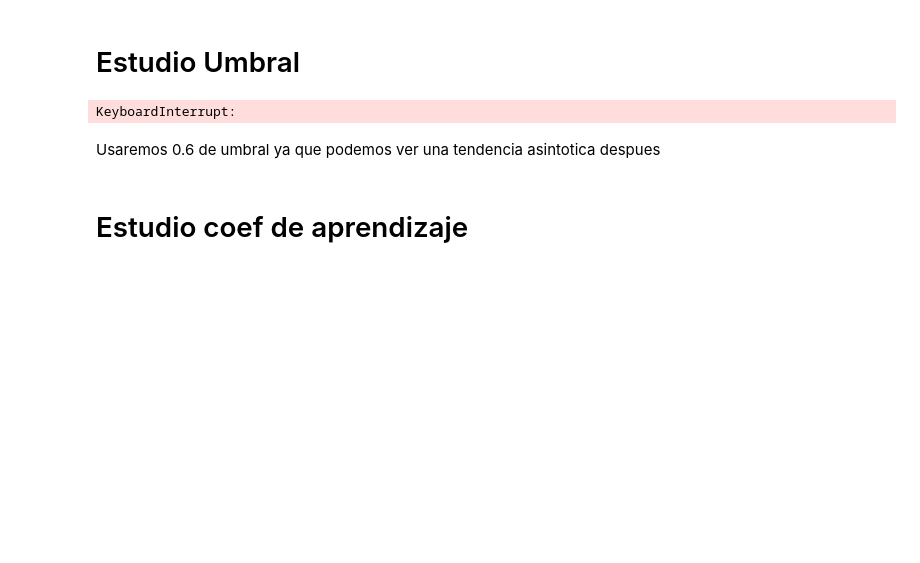
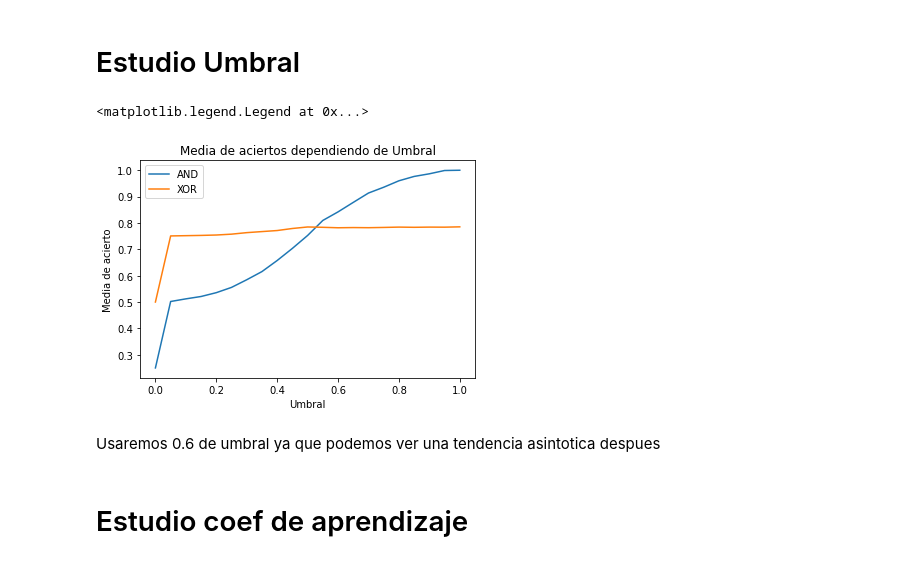
Before and after one commit to Govoa/Perceptron_MLP_Practica, a Jupyter notebook: pr1/L2P1-Perceptron.ipynb, the cells around one changed output. Cells and saved outputs as stored; diff of their text form; code cells hidden in the pictures; blank space fills up the shorter version.

```diff
--- a/pr1/L2P1-Perceptron.ipynb
+++ b/pr1/L2P1-Perceptron.ipynb
@@ -166,9 +166,11 @@ ENTRADA -> [1, 1]  EXPECTED -> 0  OBTENIDO -> 0
 # Estudio Umbral
 # %%
 listadoUmbral = np.linspace(0,1,21)
+listadoCoef =  np.linspace(0,1,11)
 listafinalAND = np.zeros(len(listadoUmbral))
 listafinalXOR = np.zeros(len(listadoUmbral))
 precision = 1000
+learning_rate = 0.5
 
 for x in range(precision):
     listamediasAND = []
@@ -181,34 +183,35 @@ for x in range(precision):
     neurona_xor = [valor1_xor,valor2_xor] # Generamos una matriz de pesos aleatoria en intervalo -1,1
     for ubmral in listadoUmbral:
         errorAND = 0
         errorXOR = 0
         neurona_clasificar_and = entrenamiento_and(entradas,neurona_and,ubmral,learning_rate,n_iteraciones,0)
         neurona_clasificar_xor = entrenamiento_xor(entradas,neurona_xor,ubmral,learning_rate,n_iteraciones,0)
         for entrada in entradas:
             expectedAND = entrada[0] * entrada[1]
             obtenidoAND = funcionActivacion(neurona_clasificar_and,entrada,ubmral)
             expectedXOR = entrada[0] ^ entrada[1]
             obtenidoXOR = funcionActivacion(neurona_clasificar_xor,entrada,ubmral)
             if obtenidoAND == expectedAND:
                 errorAND += 1
             if obtenidoXOR == expectedAND:
                 errorXOR += 1
         listamediasAND.append(errorAND/4)
         listamediasXOR.append(errorXOR/4)
     listafinalAND += np.array(listamediasAND)
     listafinalXOR += np.array(listamediasXOR)
 listafinalAND = listafinalAND / precision
 listafinalXOR = listafinalXOR / precision
 plt.plot(listadoUmbral,listafinalAND)
 plt.ylabel('Media de acierto')
 plt.xlabel('Umbral')
 plt.plot(listadoUmbral,listafinalXOR)
 plt.ylabel('Media de acierto')
 plt.xlabel('Umbral')
 plt.title('Media de aciertos dependiendo de Umbral')
 plt.legend(['AND', 'XOR'])
 # %% [output]
-KeyboardInterrupt:
+<matplotlib.legend.Legend at 0x...>
+[figure, added]
 # %% [markdown]
 Usaremos 0.6 de umbral ya que podemos ver una tendencia asintotica despues
 # %% [markdown]
```
Also changed, not shown: parts of 6 cells of this notebook.
